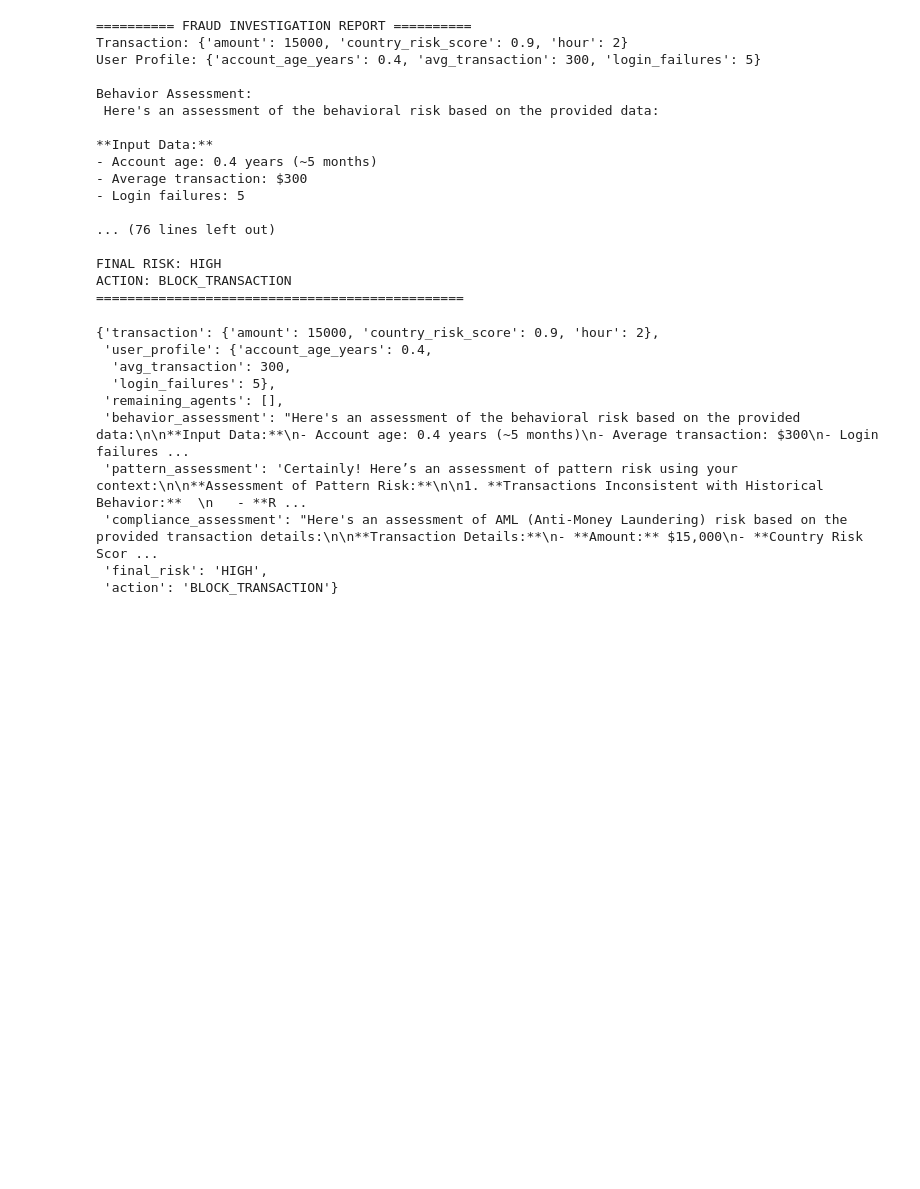
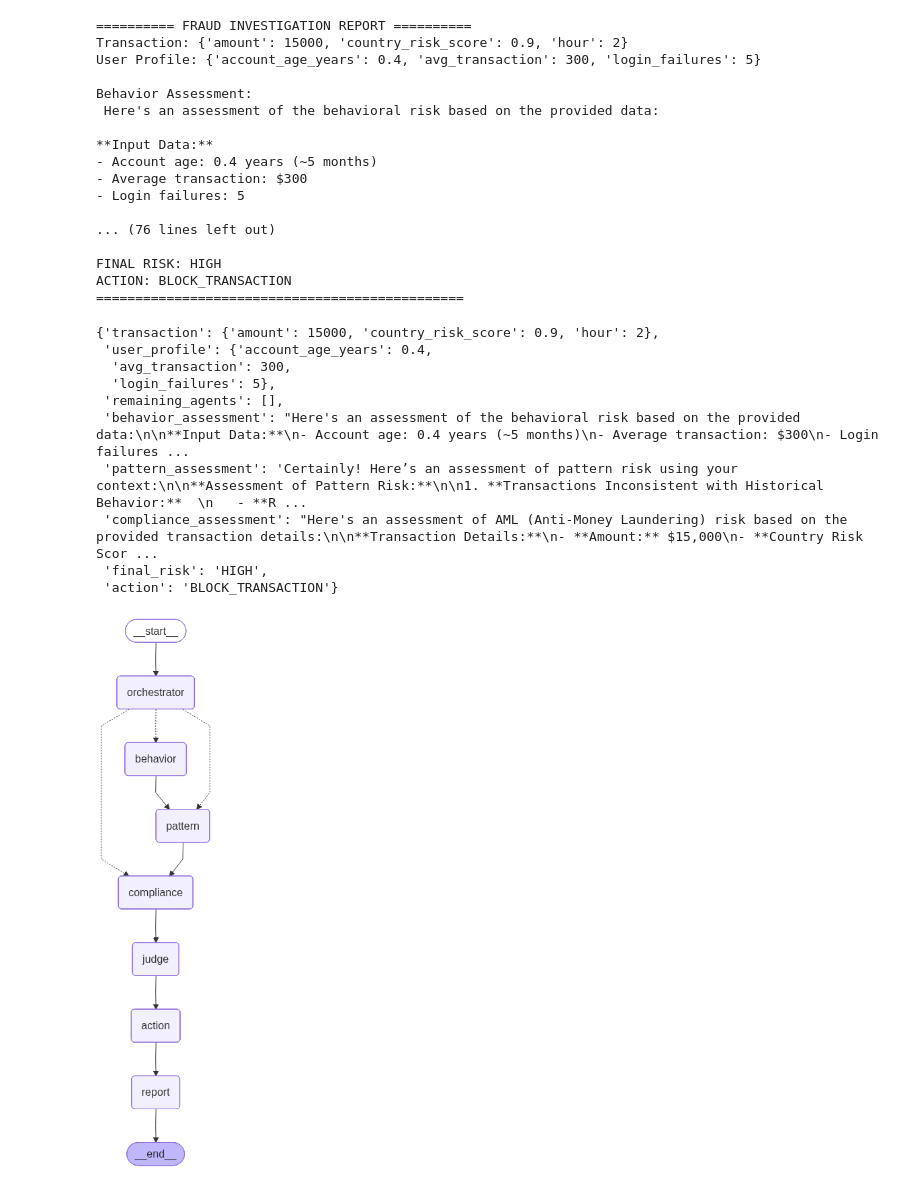
Before and after one commit to rajaranjith/HCL-DL-Training, a Jupyter notebook: fintech_fraud_investigation_report_agentic_ai_HCLAICafe.ipynb, the cells around one changed output. Cells and saved outputs as stored; diff of their text form; code cells hidden in the pictures; blank space fills up the shorter version.

```diff
--- a/fintech_fraud_investigation_report_agentic_ai_HCLAICafe.ipynb
+++ b/fintech_fraud_investigation_report_agentic_ai_HCLAICafe.ipynb
@@ -340,3 +340,8 @@ ACTION: BLOCK_TRANSACTION
  'compliance_assessment': "Here's an assessment of AML (Anti-Money Laundering) risk based on the provided transaction details:\n\n**Transaction Details:**\n- **Amount:** $15,000\n- **Country Risk Scor ...
  'final_risk': 'HIGH',
  'action': 'BLOCK_TRANSACTION'}
+# %%
+from IPython.display import Image, display
+display(Image(app.get_graph().draw_mermaid_png()))
+# %% [output]
+[figure, added]
```
